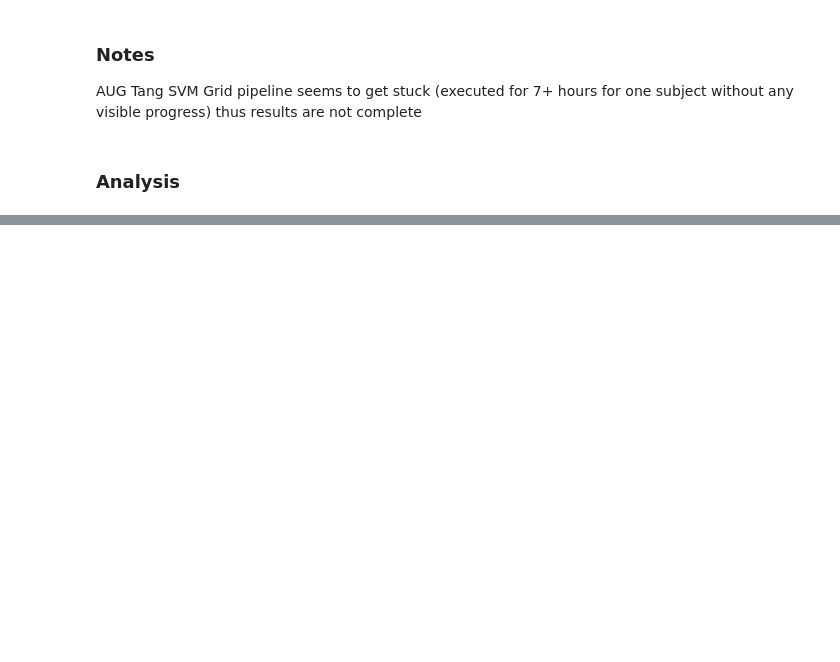
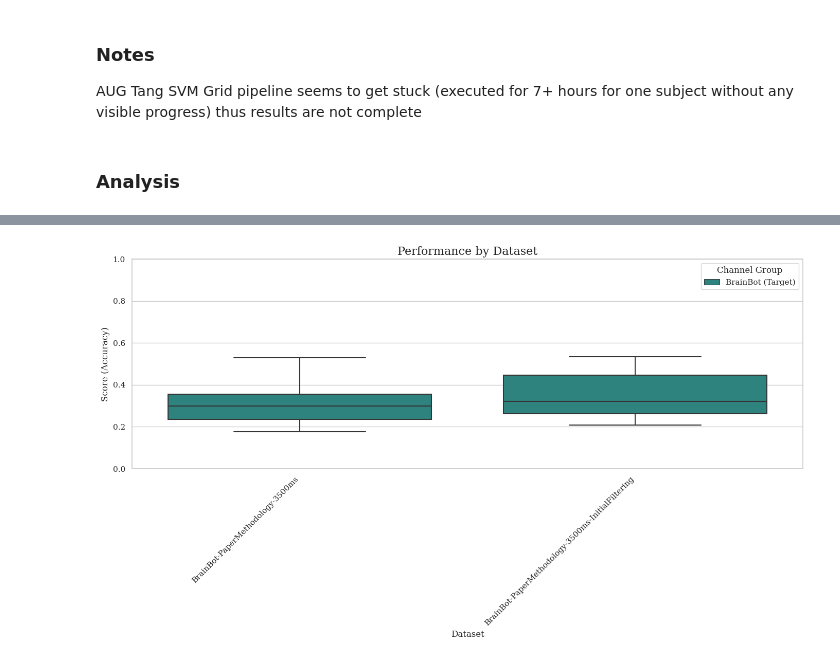
Before and after one commit to luluu9/BCI2025-sandbox, a Jupyter notebook: results.ipynb, the cells around one changed output, grey strips where cells are left out. Saved outputs shown, nothing was run; the diff lists cells and outputs as text; code cells hidden in the pictures; blank space fills up the shorter version.

Commit message:
try initial filtering on all data

```diff
--- a/results.ipynb
+++ b/results.ipynb
@@ -102,17 +100,6 @@ def categorize_dataset(dataset_name):
 
 all_results['Channel Group'] = all_results['dataset'].apply(categorize_dataset)
 
-# Add explicit channel count mapping for clarity in plots
-channel_counts = {
-    'PhysionetMotorImagery': 64,
-    'PhysionetMotorImagery16': 16,
-    'Weibo2014': 60,
-    'Weibo2014_16': 16,
-    'Weibo2014_64_5-classes': 60,
-    'BrainBot': 16
-}
-all_results['n_channels'] = all_results['dataset'].map(channel_counts).fillna(64)
-
 print("Combined Data Shape:", all_results.shape)
 print("Datasets:", all_results['dataset'].unique())
 # %% [output]
@@ -182,0 +111,24 @@ Name: score, dtype: float32
+# %%
+# 2. Dataset Performance Overview
+plt.figure(figsize=(14, 8))
+# Filter out the 7-class Weibo dataset for fair comparison or keep it but annotate
+plot_data = all_results.copy()
+# Rename for clarity in plot
+plot_data['dataset_label'] = plot_data['dataset'].replace({
+    'Weibo2014': 'Weibo2014 (7-class)',
+    'Weibo2014_64_5-classes': 'Weibo 60ch (5-class)'
+})
+
+dataset_order = sorted(plot_data['dataset_label'].unique())
+
+sns.boxplot(x='dataset', y='score', hue='Channel Group', data=plot_data, palette='viridis')
+plt.title('Performance by Dataset', fontsize=16)
+plt.xticks(rotation=45, ha='right')
+plt.ylabel('Score (Accuracy)', fontsize=12)
+plt.xlabel('Dataset', fontsize=12)
+plt.legend(title='Channel Group', loc='upper right')
+plt.ylim(0, 1)  # Assuming scores are between 0 and 1
+plt.tight_layout()
+plt.show()
+# %% [output]
+[figure, added]
```
Also changed, not shown: parts of 5 cells of this notebook, 12 other files.
